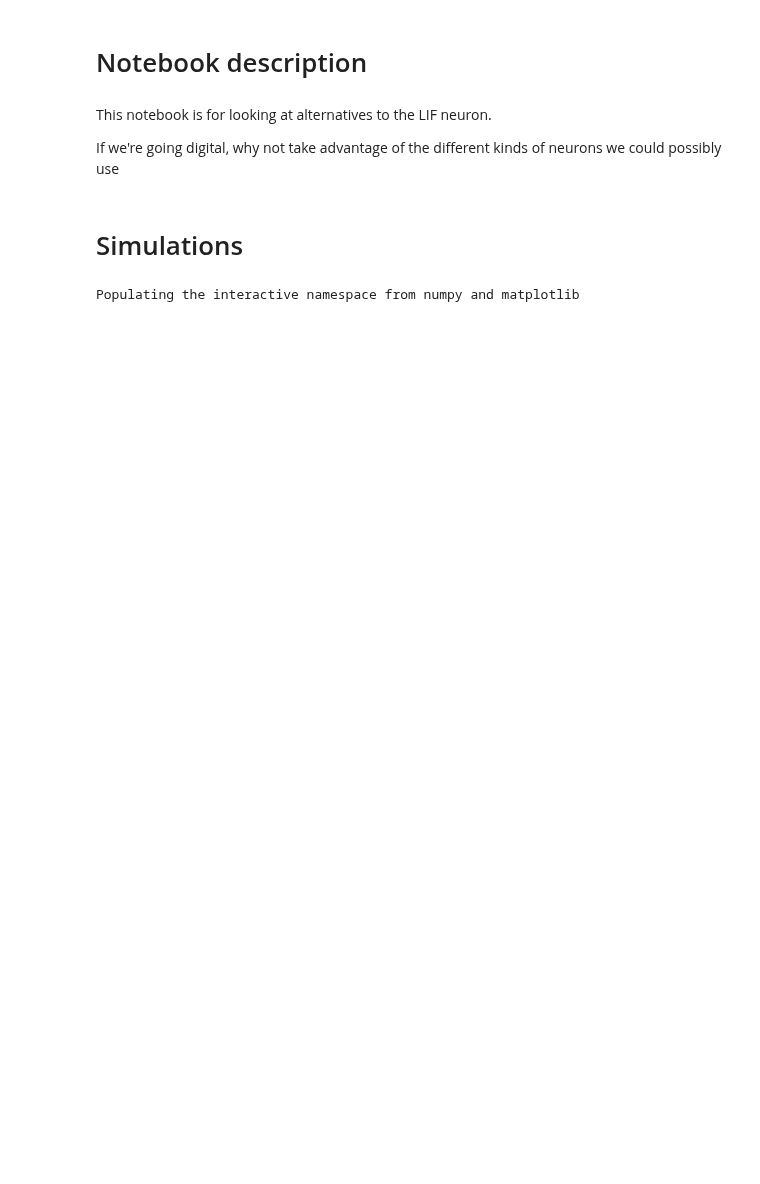
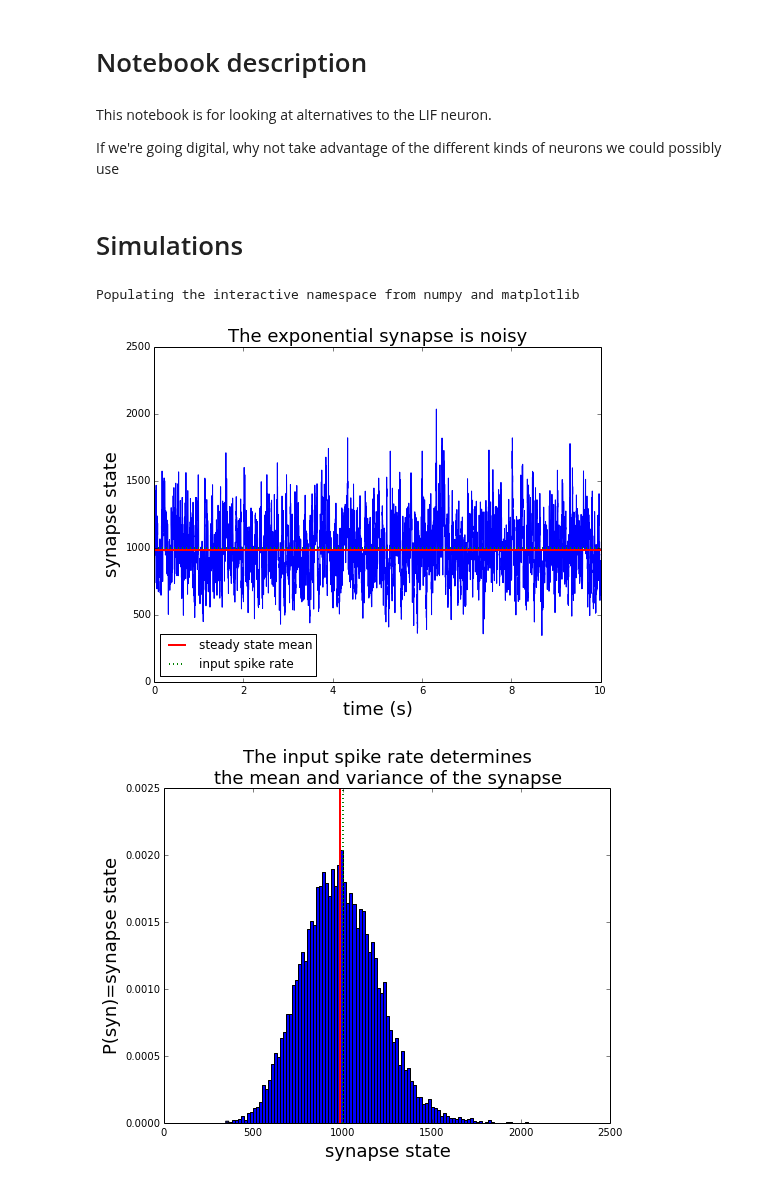
Before and after one commit to samfok/notebooks, a Jupyter notebook: neuron/Alt neurons.ipynb, the cells around one changed output. Drawn from its saved outputs; the diff is of its cells as text; code cells hidden in the pictures; blank space fills up the shorter version.

```diff
--- a/neuron/Alt neurons.ipynb
+++ b/neuron/Alt neurons.ipynb
@@ -84 +110,44 @@ class ThresholdNeuron(BaseNeuron):
+# %%
+# validate synapse
+dt = .001
+N = 10000 # time steps to simulate
+f = 1000. # input spike rate
+
+tau = .01
+w = 1.
+syn = Synapse(dt, tau, w)
+
+lam = dt*f
+syn_states = np.zeros(N)
+for idx in xrange(N):
+    syn.step()
+    spks = np.random.poisson(lam)
+    for i in xrange(spks):
+        syn.spike_in()
+    syn_states[idx] = syn.state
+
+t = dt*np.arange(N)
+syn_ss = syn_states[t>5.*tau]
+ss_mean = np.mean(syn_ss)
+ss_std = np.std(syn_ss)
+
+figure(figsize=(8,6))
+plot(t, syn_states, '-')
+axhline(ss_mean, color='r', linewidth=2, label='steady state mean')
+axhline(f, color='g', linewidth=2, linestyle=':', label='input spike rate')
+legend(loc='lower left')
+xlabel('time (s)', fontsize=18)
+ylabel('synapse state', fontsize=18)
+title('The exponential synapse is noisy', fontsize=18);
+
+figure(figsize=(8,6))
+hist(syn_ss, bins=100, normed=True)
+axvline(ss_mean, color='r', linewidth=2, label='observed ss mean')
+axvline(f, color='g', linewidth=2, linestyle=':', label='input spike rate')
+xlabel('synapse state', fontsize=18)
+ylabel('P(syn)=synapse state', fontsize=18)
+title('The input spike rate determines\nthe mean and variance of the synapse', fontsize=18);
+# %% [output]
+[figure, added]
+[figure, added]
 # %%
```
Also changed, not shown: parts of 7 cells of this notebook.
